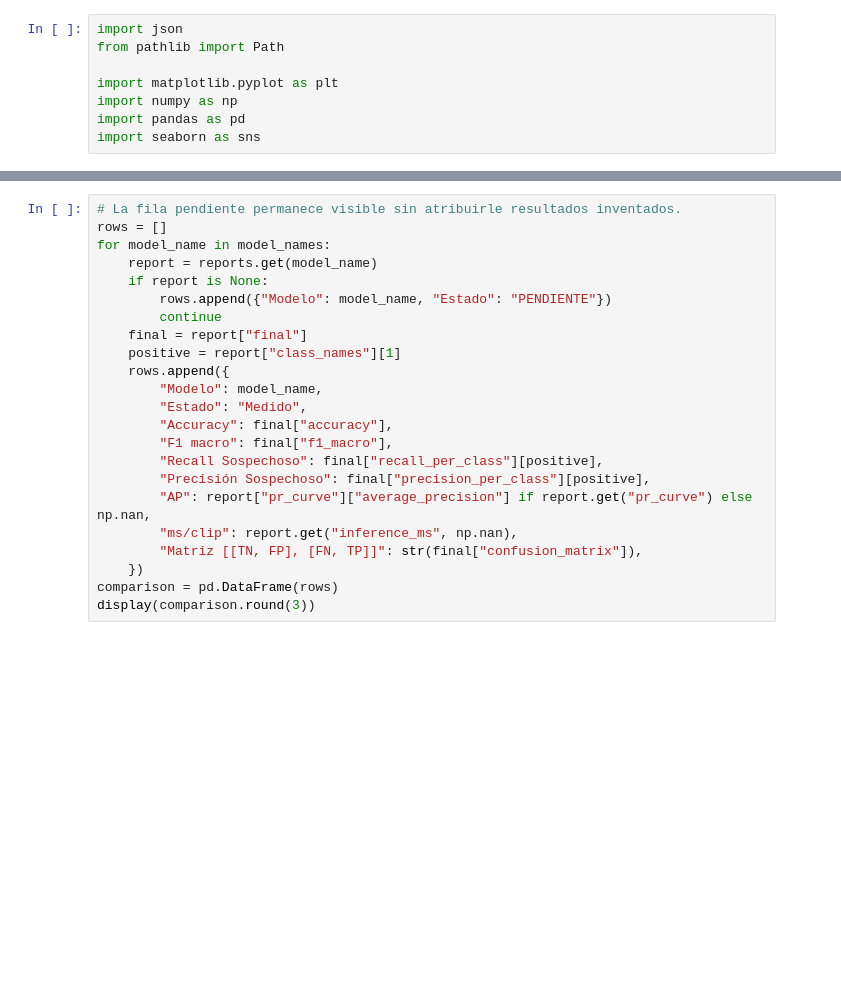
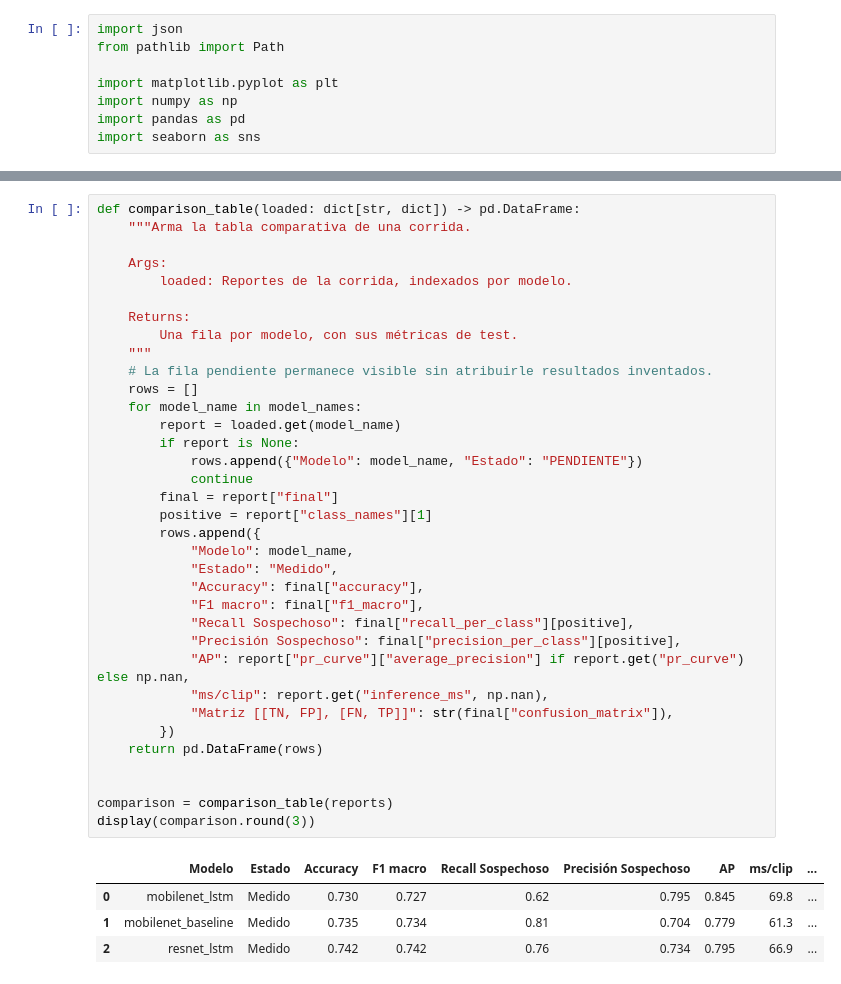
Before and after one commit to ary10220/Security, a Jupyter notebook: notebooks/03_model_comparison.ipynb, the cells around one changed output, grey strips where cells are left out. Cells and saved outputs as stored; diff of their text form; blank space fills up the shorter version.

```diff
--- a/notebooks/03_model_comparison.ipynb
+++ b/notebooks/03_model_comparison.ipynb
@@ -29,26 +49,43 @@ for model_name in model_names:
 if not reports:
     raise FileNotFoundError(f"No se encontraron métricas en {artifacts_dir.resolve()}")
 # %%
-# La fila pendiente permanece visible sin atribuirle resultados inventados.
-rows = []
-for model_name in model_names:
-    report = reports.get(model_name)
-    if report is None:
-        rows.append({"Modelo": model_name, "Estado": "PENDIENTE"})
-        continue
-    final = report["final"]
-    positive = report["class_names"][1]
-    rows.append({
-        "Modelo": model_name,
-        "Estado": "Medido",
-        "Accuracy": final["accuracy"],
-        "F1 macro": final["f1_macro"],
-        "Recall Sospechoso": final["recall_per_class"][positive],
-        "Precisión Sospechoso": final["precision_per_class"][positive],
-        "AP": report["pr_curve"]["average_precision"] if report.get("pr_curve") else np.nan,
-        "ms/clip": report.get("inference_ms", np.nan),
-        "Matriz [[TN, FP], [FN, TP]]": str(final["confusion_matrix"]),
-    })
-comparison = pd.DataFrame(rows)
+def comparison_table(loaded: dict[str, dict]) -> pd.DataFrame:
+    """Arma la tabla comparativa de una corrida.
+
+    Args:
+        loaded: Reportes de la corrida, indexados por modelo.
+
+    Returns:
+        Una fila por modelo, con sus métricas de test.
+    """
+    # La fila pendiente permanece visible sin atribuirle resultados inventados.
+    rows = []
+    for model_name in model_names:
+        report = loaded.get(model_name)
+        if report is None:
+            rows.append({"Modelo": model_name, "Estado": "PENDIENTE"})
+            continue
+        final = report["final"]
+        positive = report["class_names"][1]
+        rows.append({
+            "Modelo": model_name,
+            "Estado": "Medido",
+            "Accuracy": final["accuracy"],
+            "F1 macro": final["f1_macro"],
+            "Recall Sospechoso": final["recall_per_class"][positive],
+            "Precisión Sospechoso": final["precision_per_class"][positive],
+            "AP": report["pr_curve"]["average_precision"] if report.get("pr_curve") else np.nan,
+            "ms/clip": report.get("inference_ms", np.nan),
+            "Matriz [[TN, FP], [FN, TP]]": str(final["confusion_matrix"]),
+        })
+    return pd.DataFrame(rows)
+
+
+comparison = comparison_table(reports)
 display(comparison.round(3))
+# %% [output]
+|  | Modelo | Estado | Accuracy | F1 macro | Recall Sospechoso | Precisión Sospechoso | AP | ms/clip | ... |
+| 0 | mobilenet_lstm | Medido | 0.730 | 0.727 | 0.62 | 0.795 | 0.845 | 69.8 | ... |
+| 1 | mobilenet_baseline | Medido | 0.735 | 0.734 | 0.81 | 0.704 | 0.779 | 61.3 | ... |
+| 2 | resnet_lstm | Medido | 0.742 | 0.742 | 0.76 | 0.734 | 0.795 | 66.9 | ... |
 # %% [markdown]
```
Also changed, not shown: parts of 11 cells of this notebook.
